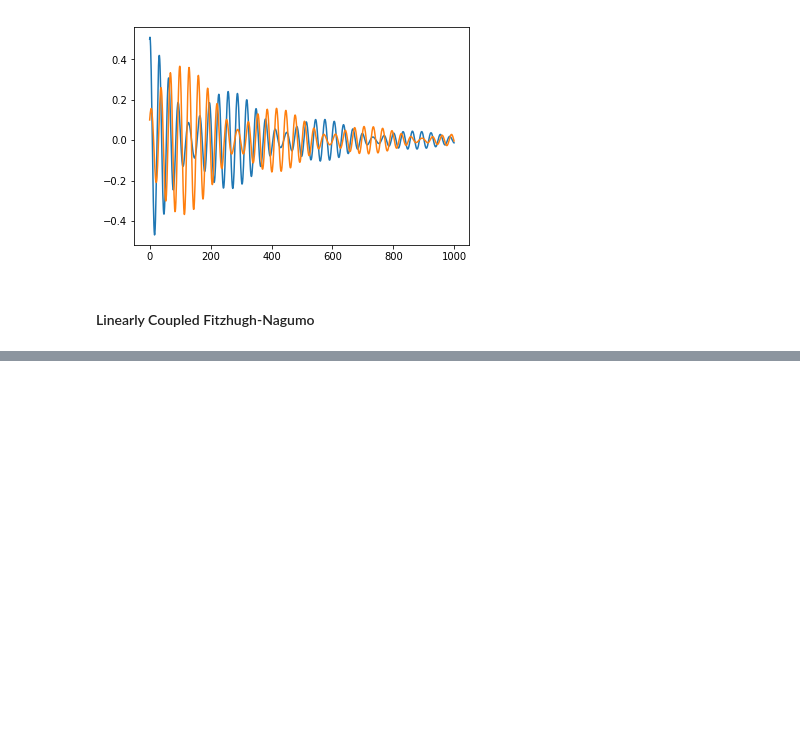
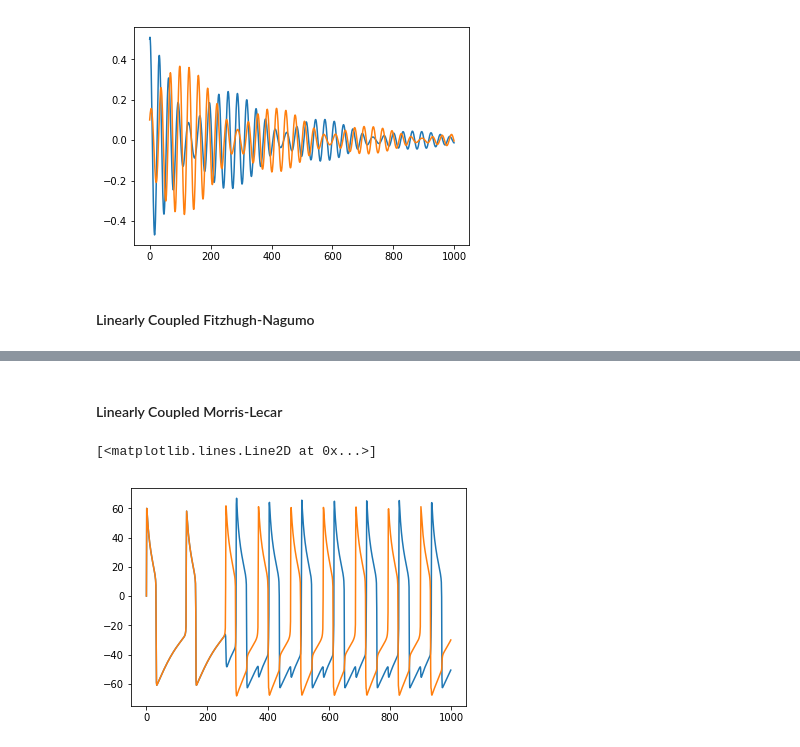
Before and after one commit to zthurman/fizzpy, a Jupyter notebook: Notebooks/Fractal Dynamics.ipynb, the cells around one changed output, grey strips where cells are left out. Cells and saved outputs as stored; diff of their text form; code cells hidden in the pictures; blank space fills up the shorter version.

```diff
--- a/Notebooks/Fractal Dynamics.ipynb
+++ b/Notebooks/Fractal Dynamics.ipynb
@@ -251,0 +255,35 @@ plt.plot(v1)
+# %% [markdown]
+#### Linearly Coupled Morris-Lecar
+# %%
+vk = -84
+gk = 8
+vca = 130
+gca = 4.4
+vl = -60
+gl = 2
+phi = 0.04
+v1 = -1.2
+v2 = 18
+v3 = 2
+v4 = 30
+iapp = 80
+k1 = 0.3
+k2 = 0.3
+inits = [0.1, 0.1, 0.11, 0.1]
+
+def lcoupled_morrislecar_equation(state, t):
+    v, n, v0, n0 = tf.unstack(state)
+    dv = (-gca*(0.5*(1 + tf.tanh((v - v1)/v2)))*(v - vca) - gk*n*(v - vk) - gl*(v - vl) + iapp + k1*(v - v0))
+    dn = (phi*((0.5*(1 + tf.tanh((v - v3)/v4))) - n))/(1/tf.cosh((v - v3)/(2*v4)))
+    dv0 = (-gca*(0.5*(1 + tf.tanh((v0 - v1)/v2)))*(v0 - vca) - gk*n0*(v0 - vk) - gl*(v0 - vl) + iapp + k2*(v0 - v))
+    dn0 = (phi*((0.5*(1 + tf.tanh((v0 - v3)/v4))) - n0))/(1/tf.cosh((v0 - v3)/(2*v4)))
+    return tf.stack([dv, dn, dv0, dn0])
+
+sess = tf.Session()
+state, info = sess.run(generate_odesolution(lcoupled_morrislecar_equation, inits, tfinal=500))
+v, n, v0, n0 = state.T
+plt.plot(v)
+plt.plot(v0)
+# %% [output]
+[<matplotlib.lines.Line2D at 0x...>]
+[figure, added]
```
Also changed, not shown: parts of 6 cells of this notebook.
